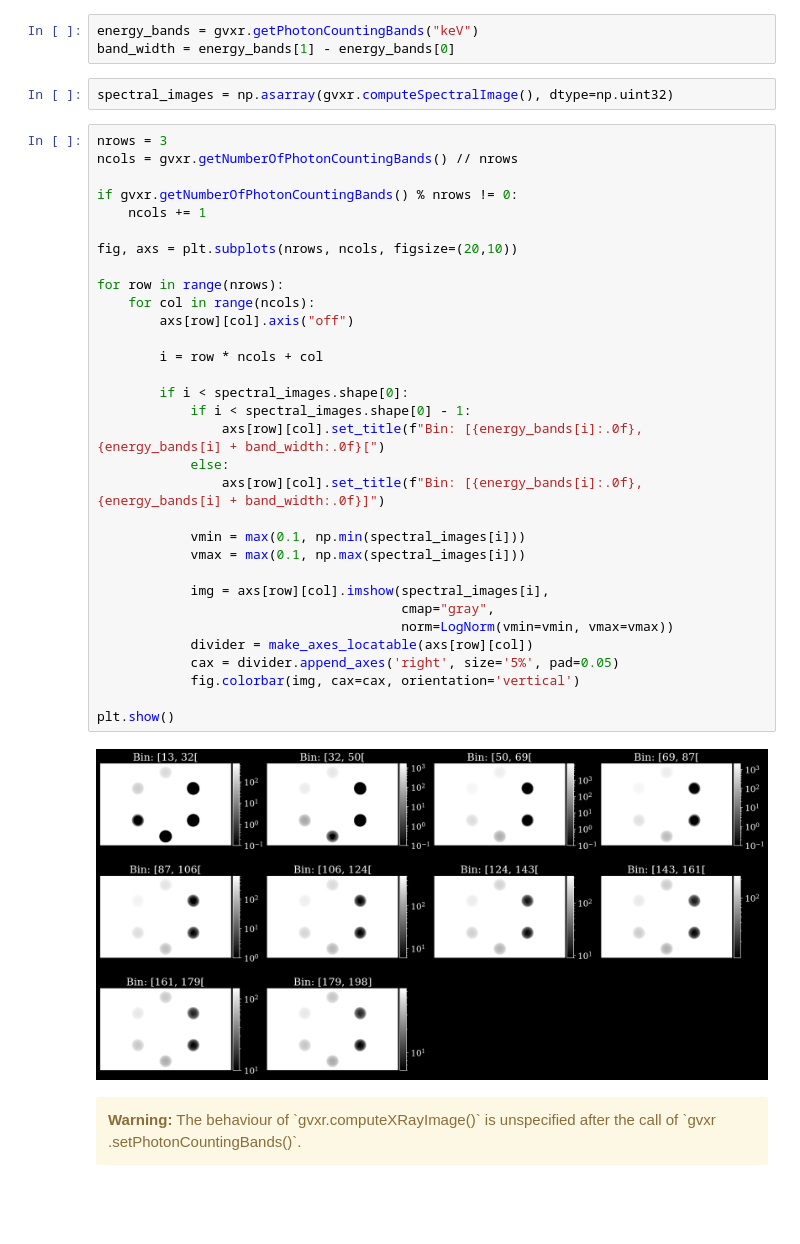
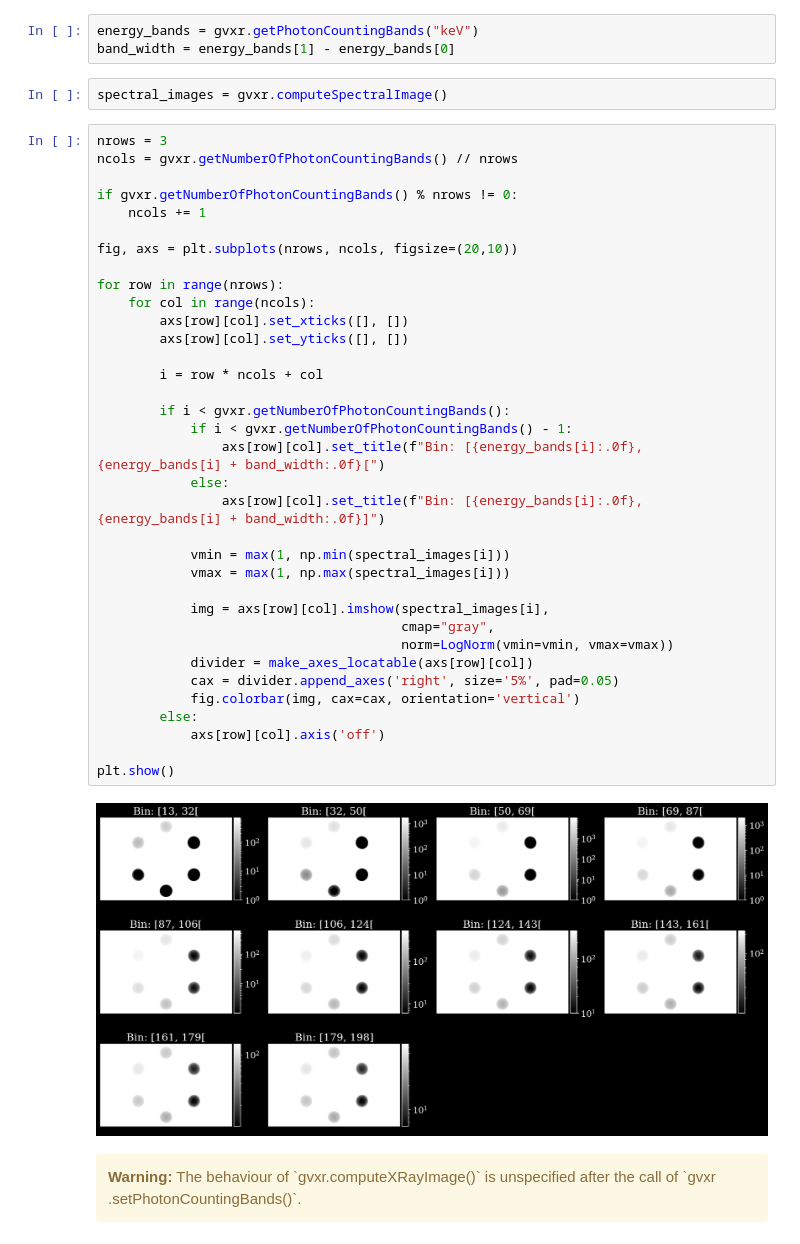
Before and after one commit to TomographicImaging/gVXR-Tutorials, a Jupyter notebook: notebooks/spectral-imaging.ipynb, the cells around one changed output. Saved outputs shown, nothing was run; the diff lists cells and outputs as text; blank space fills up the shorter version.

```diff
--- a/notebooks/spectral-imaging.ipynb
+++ b/notebooks/spectral-imaging.ipynb
@@ -259,41 +260,44 @@ There are 10 energy bands in total
 energy_bands = gvxr.getPhotonCountingBands("keV")
 band_width = energy_bands[1] - energy_bands[0]
 # %%
-spectral_images = np.asarray(gvxr.computeSpectralImage(), dtype=np.uint32)
+spectral_images = gvxr.computeSpectralImage()
 # %%
 nrows = 3
 ncols = gvxr.getNumberOfPhotonCountingBands() // nrows
 
 if gvxr.getNumberOfPhotonCountingBands() % nrows != 0:
     ncols += 1
 
 fig, axs = plt.subplots(nrows, ncols, figsize=(20,10))
 
 for row in range(nrows):
     for col in range(ncols):
-        axs[row][col].axis("off")
+        axs[row][col].set_xticks([], [])
+        axs[row][col].set_yticks([], [])
 
         i = row * ncols + col
 
-        if i < spectral_images.shape[0]:
-            if i < spectral_images.shape[0] - 1:
+        if i < gvxr.getNumberOfPhotonCountingBands():
+            if i < gvxr.getNumberOfPhotonCountingBands() - 1:
                 axs[row][col].set_title(f"Bin: [{energy_bands[i]:.0f}, {energy_bands[i] + band_width:.0f}[")
             else:
                 axs[row][col].set_title(f"Bin: [{energy_bands[i]:.0f}, {energy_bands[i] + band_width:.0f}]")
 
-            vmin = max(0.1, np.min(spectral_images[i]))
-            vmax = max(0.1, np.max(spectral_images[i]))
+            vmin = max(1, np.min(spectral_images[i]))
+            vmax = max(1, np.max(spectral_images[i]))
 
             img = axs[row][col].imshow(spectral_images[i],
                                        cmap="gray",
                                        norm=LogNorm(vmin=vmin, vmax=vmax))
             divider = make_axes_locatable(axs[row][col])
             cax = divider.append_axes('right', size='5%', pad=0.05)
             fig.colorbar(img, cax=cax, orientation='vertical')
+        else:
+            axs[row][col].axis('off')
 
 plt.show()
 # %% [output]
-[figure, old version]
+[figure, new version]
 # %% [markdown]
 <div class="alert alert-block alert-warning">
 <b>Warning:</b> The behaviour of `gvxr.computeXRayImage()` is unspecified after the call of `gvxr
```
Also changed, not shown: parts of 7 cells of this notebook.
